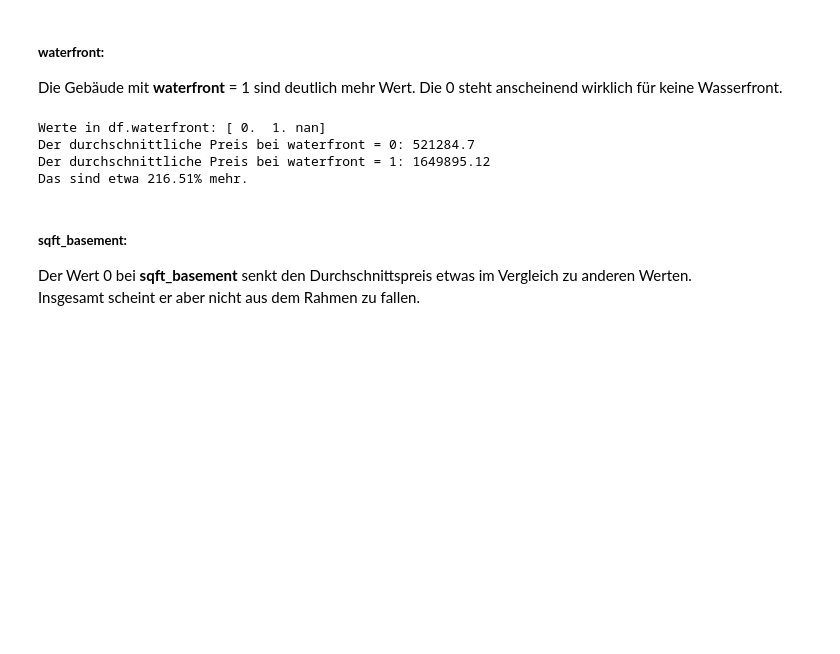
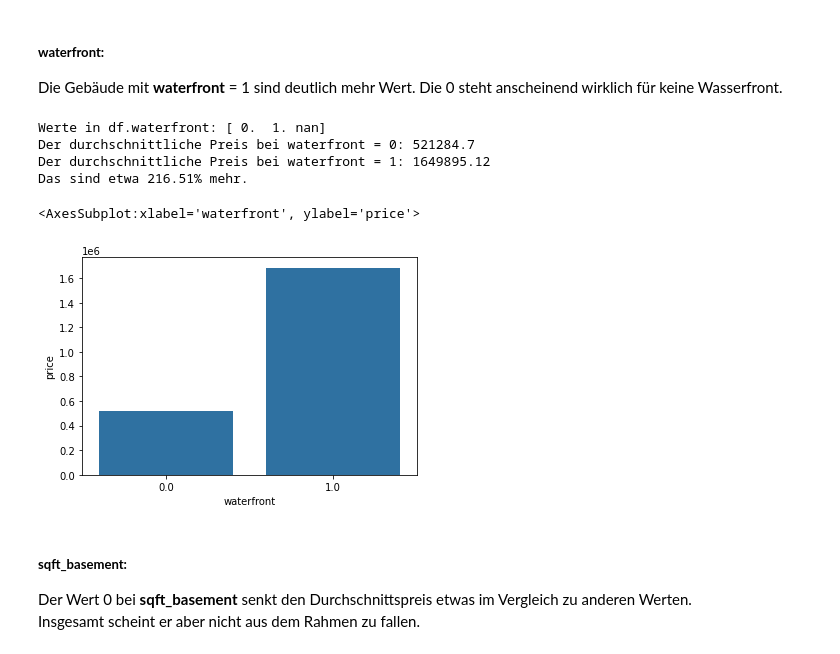
Before and after one commit to robring/advancedDatascience_CaseStudy, a Jupyter notebook: 01_Exploration_2.0.ipynb, the cells around one changed output. Saved outputs shown, nothing was run; the diff lists cells and outputs as text; code cells hidden in the pictures; blank space fills up the shorter version.

```diff
--- a/01_Exploration_2.0.ipynb
+++ b/01_Exploration_2.0.ipynb
@@ -173,18 +173,21 @@ Die Gebäude mit **waterfront** = 1 sind deutlich mehr Wert. Die 0 steht anschei
 # %%
 print("Werte in df.waterfront:",df.waterfront.unique())
 
 waterfront_0 = round(df.loc[df.waterfront == 0].price.mean(), 2)
 waterfont_1 = round(df.loc[df.waterfront != 0].price.mean(), 2)
 difference = round((waterfont_1 / waterfront_0 - 1) * 100, 2)
 
 print(f"Der durchschnittliche Preis bei waterfront = 0: {waterfront_0}\nDer durchschnittliche Preis bei waterfront = 1: {waterfont_1}\nDas sind etwa {difference}% mehr.")
 
-#Graph
+waterfront_df = df.loc[:, ["waterfront", "price"]].groupby("waterfront").mean()
+sns.barplot(x=waterfront_df.index, y=waterfront_df.price, color="#1c74b4")
 # %% [output]
 Werte in df.waterfront: [ 0.  1. nan]
 Der durchschnittliche Preis bei waterfront = 0: 521284.7
 Der durchschnittliche Preis bei waterfront = 1: 1649895.12
 Das sind etwa 216.51% mehr.
+<AxesSubplot:xlabel='waterfront', ylabel='price'>
+[figure, added]
 # %% [markdown]
 ##### **sqft_basement:**
 
```
Also changed, not shown: parts of 8 cells of this notebook.
